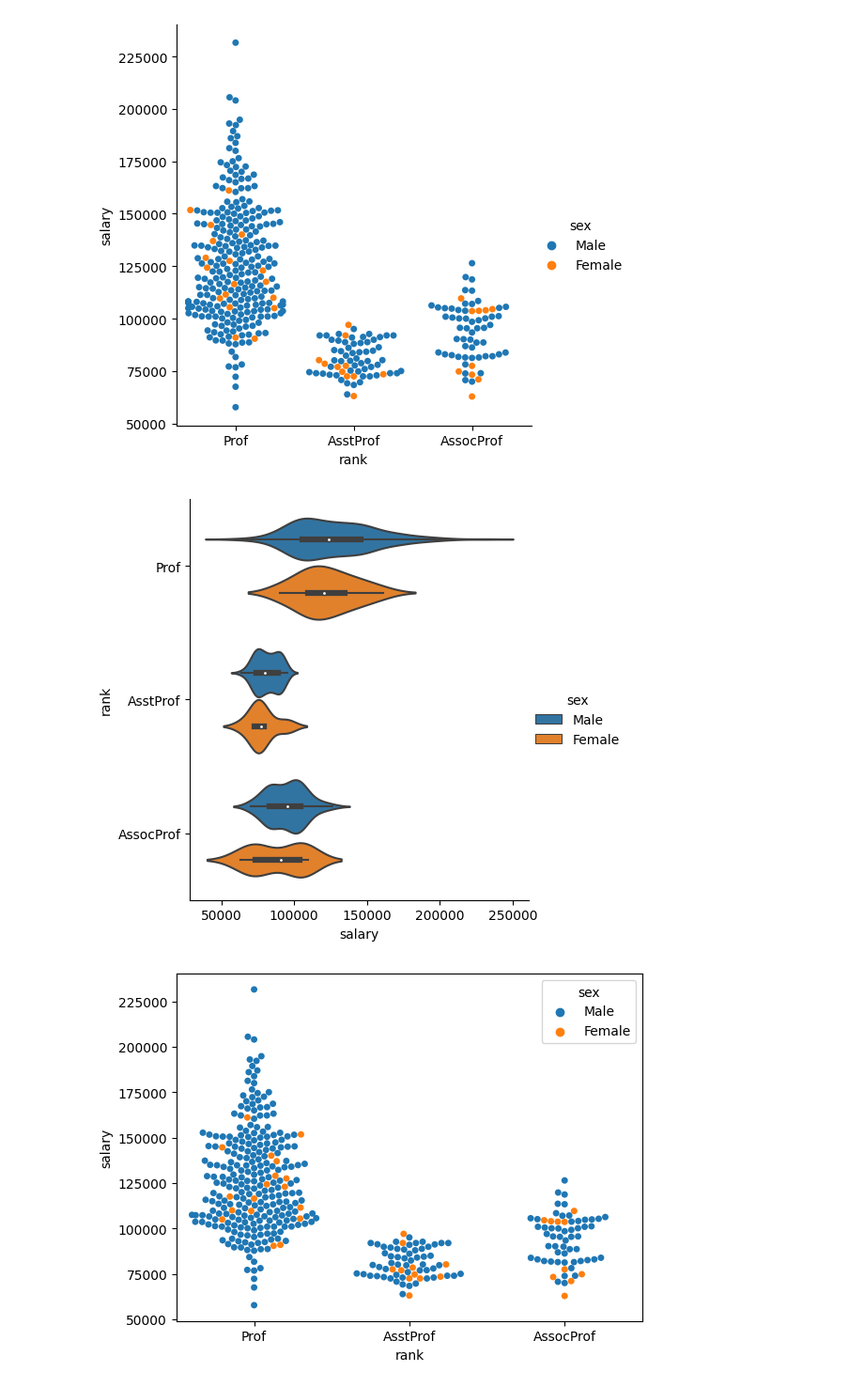
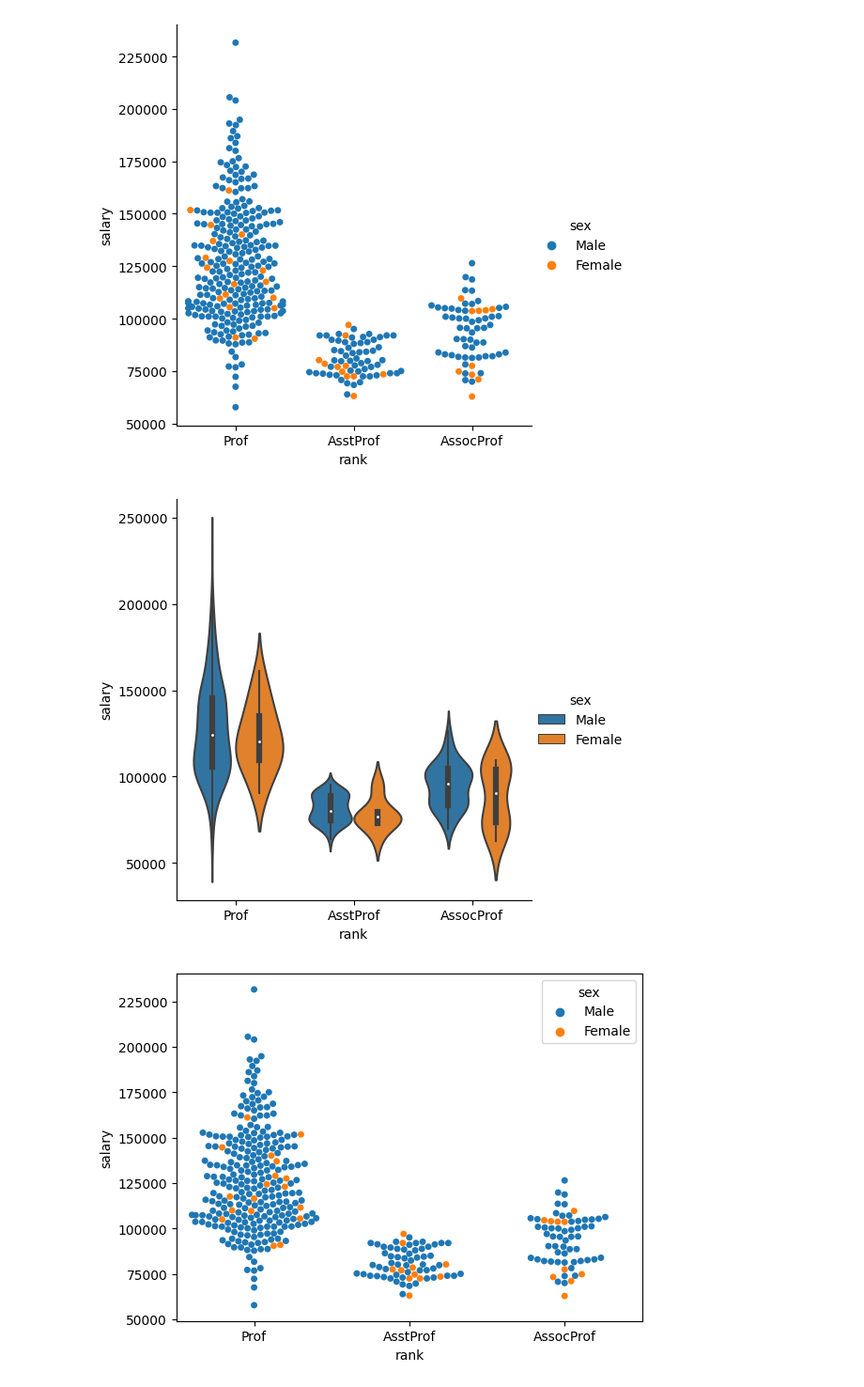
Before and after one commit to prasantmahato/machine_learning, a Jupyter notebook: UNIT-1/seaborn.ipynb, the cells around one changed output. Shown at 94% size. Drawn from its saved outputs; the diff is of its cells as text; code cells hidden in the pictures.

```diff
--- a/UNIT-1/seaborn.ipynb
+++ b/UNIT-1/seaborn.ipynb
@@ -72,10 +72,10 @@ plt.show()
 # %% [output]
 [figure]
 # %%
-sns.catplot(data=df, y="rank", x="salary", hue="sex", kind="violin")
+sns.catplot(data=df, x="rank", y="salary", hue="sex", kind="violin")
 plt.show()
 # %% [output]
-[figure, old version]
+[figure, new version]
 # %%
 sns.swarmplot(data=df, x="rank", y="salary", hue="sex")
 plt.show()
```
Also changed, not shown: 6 other files.
